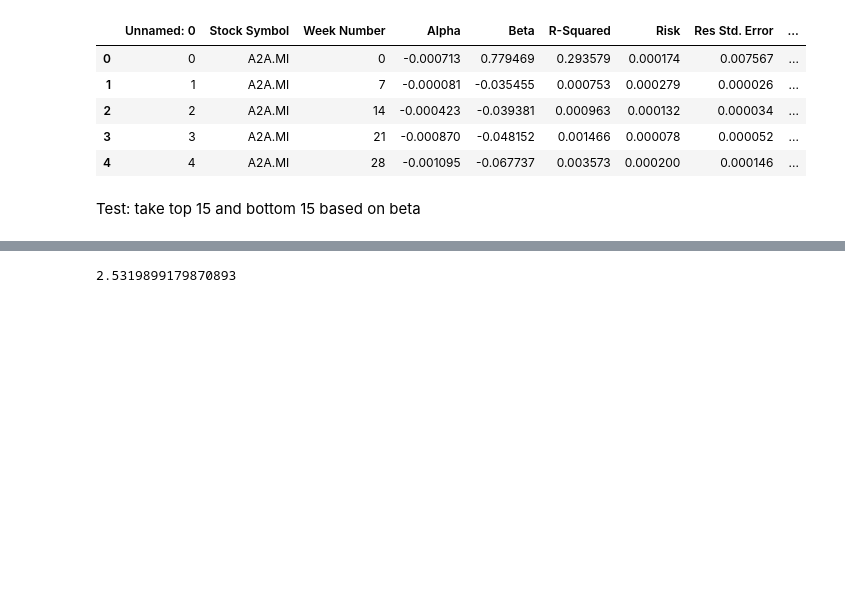
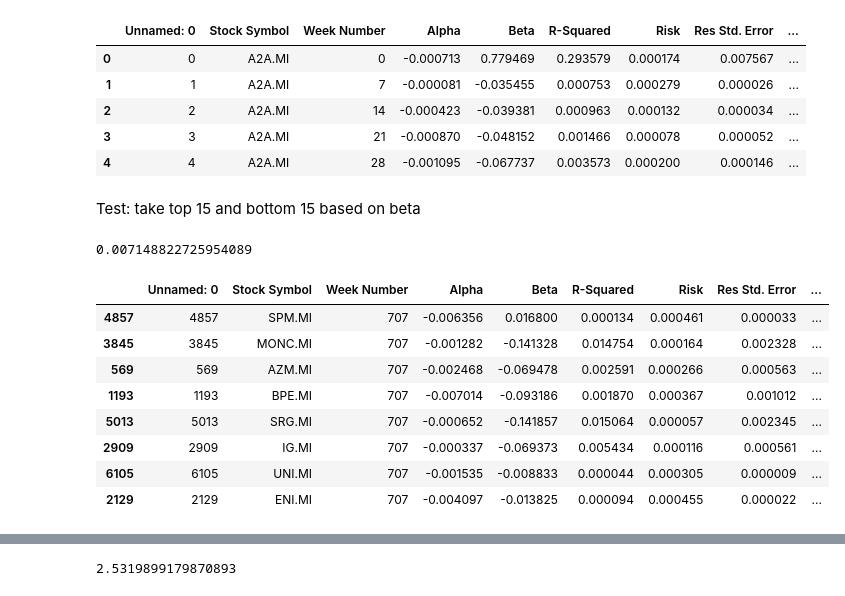
Before and after one commit to Blowdire/Progetto, a Jupyter notebook: Data_Procecssing.ipynb, the cells around one changed output, grey strips where cells are left out. Cells and saved outputs as stored; diff of their text form; code cells hidden in the pictures; blank space fills up the shorter version.

```diff
--- a/Data_Procecssing.ipynb
+++ b/Data_Procecssing.ipynb
@@ -127,6 +122,25 @@ for weekNumber in range(0,len(dataset_ftse_mib)-1,7):
     ftse_mib_return = get_ftse_mib_weekly_return(weekNumber)
     final_dataframe.loc[len(final_dataframe)] = [
         weekNumber, portfolio_return_beta, portfolio_return_rsquared,portfolio_return_risk,portfolio_return_res_std_error,portfolio_return_ret, ftse_mib_return, risk_beta, risk_rsquared, risk_variance, risk_errors, risk_returns,risk_ftse_mib]
+# %%
+res = get_stocks_by_week(test, 707)
+res = res[res["Stock Symbol"] != "FTSEMIB.MI"]
+sorted_df_ret_test = get_sorted_df(res, "Stock Weekly Return")
+get_portfolio_weekly_return(sorted_df_ret_test, 707)
+# %% [output]
+0.007148822725954089
+# %%
+sorted_df_ret_test.head(8)
+# %% [output]
+|  | Unnamed: 0 | Stock Symbol | Week Number | Alpha | Beta | R-Squared | Risk | Res Std. Error | ... |
+| 4857 | 4857 | SPM.MI | 707 | -0.006356 | 0.016800 | 0.000134 | 0.000461 | 0.000033 | ... |
+| 3845 | 3845 | MONC.MI | 707 | -0.001282 | -0.141328 | 0.014754 | 0.000164 | 0.002328 | ... |
+| 569 | 569 | AZM.MI | 707 | -0.002468 | -0.069478 | 0.002591 | 0.000266 | 0.000563 | ... |
+| 1193 | 1193 | BPE.MI | 707 | -0.007014 | -0.093186 | 0.001870 | 0.000367 | 0.001012 | ... |
+| 5013 | 5013 | SRG.MI | 707 | -0.000652 | -0.141857 | 0.015064 | 0.000057 | 0.002345 | ... |
+| 2909 | 2909 | IG.MI | 707 | -0.000337 | -0.069373 | 0.005434 | 0.000116 | 0.000561 | ... |
+| 6105 | 6105 | UNI.MI | 707 | -0.001535 | -0.008833 | 0.000044 | 0.000305 | 0.000009 | ... |
+| 2129 | 2129 | ENI.MI | 707 | -0.004097 | -0.013825 | 0.000094 | 0.000455 | 0.000022 | ... |
 # %%
 final_dataframe.drop(final_dataframe.tail(1).index, inplace=True)
 # %%
```
Also changed, not shown: parts of 9 cells of this notebook, 5 other files.
